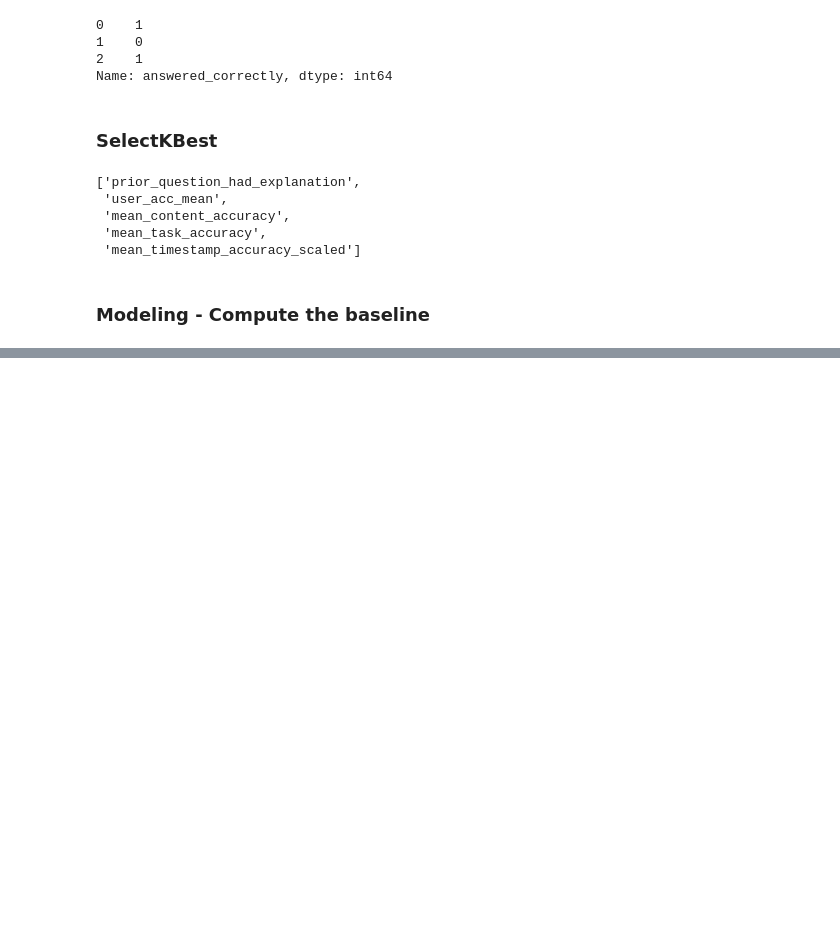
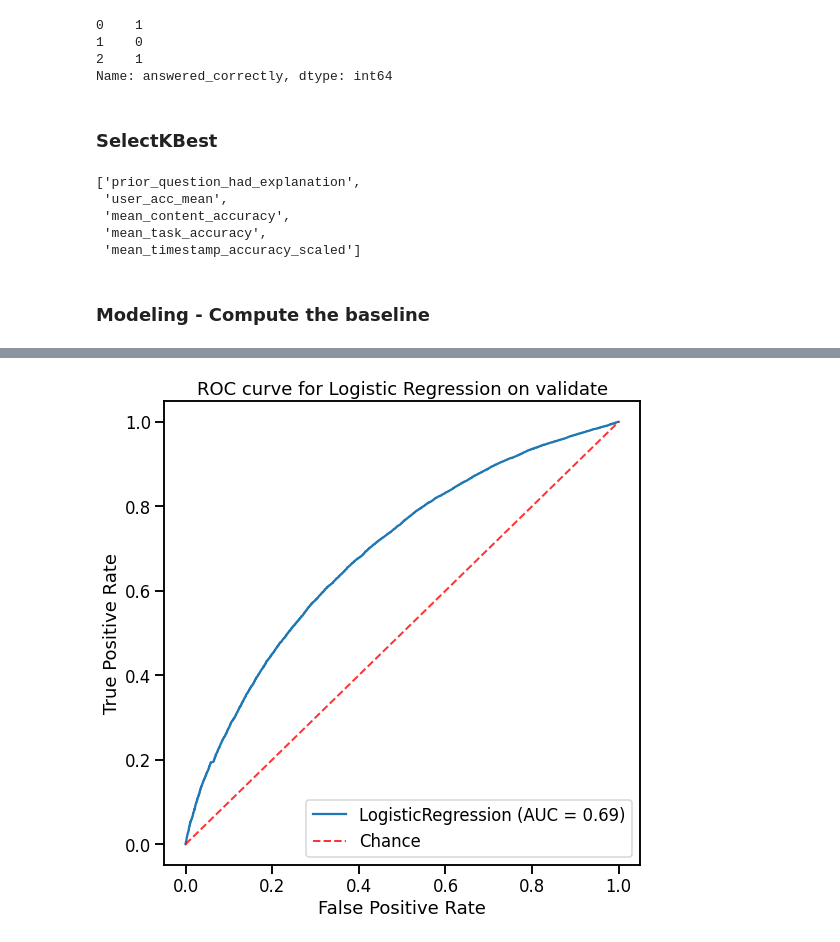
Before and after one commit to Riiid-Team/AI-Learning, a Jupyter notebook: MVP-Shi2.ipynb, the cells around one changed output, grey strips where cells are left out. Saved outputs shown, nothing was run; the diff lists cells and outputs as text; code cells hidden in the pictures; blank space fills up the shorter version.

```diff
--- a/MVP-Shi2.ipynb
+++ b/MVP-Shi2.ipynb
@@ -479,0 +498,5 @@ auc_curve_plot(knn, X_test, y_test)
+# %%
+# Plot the AUC-ROC curve on validate
+auc_curve_plot1(lr, "Logistic Regression on validate", X_validate, y_validate)
+# %% [output]
+[figure, added]
```
Also changed, not shown: parts of 63 cells of this notebook.
